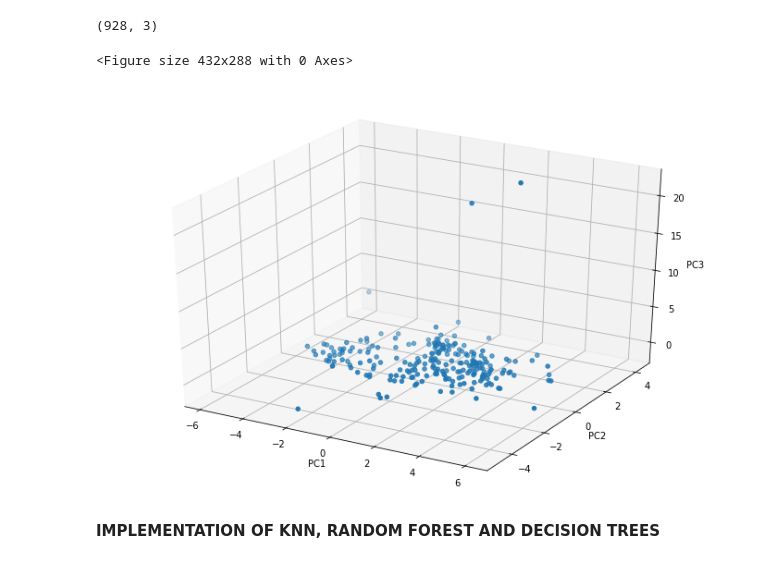
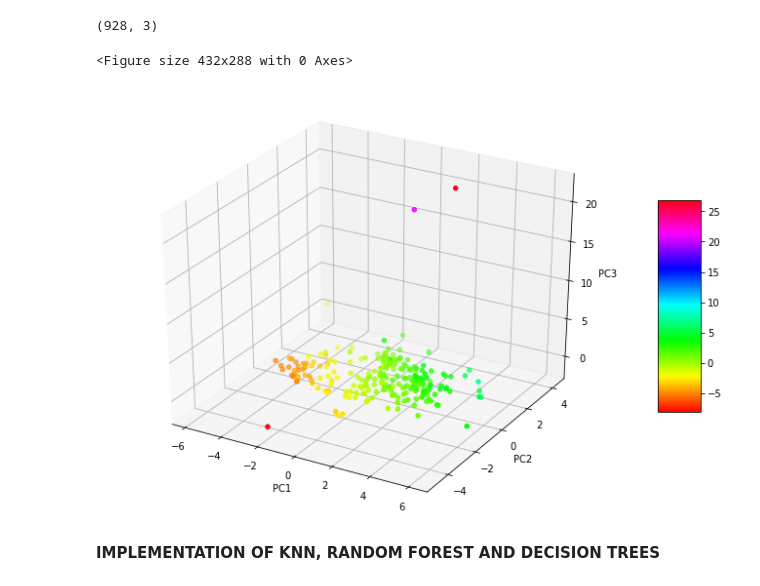
Before and after one commit to DSEI21000-S21/project-clustering-geological-samples, a Jupyter notebook: Project_notebook_final_JatinJain.ipynb, the cells around one changed output. Saved outputs shown, nothing was run; the diff lists cells and outputs as text; code cells hidden in the pictures.

Commit message:
Updated with 3D Plots for PCA and legends of it
Updated with 3D Plots for PCA and legends of it

```diff
--- a/Project_notebook_final_JatinJain.ipynb
+++ b/Project_notebook_final_JatinJain.ipynb
@@ -521,28 +521,29 @@ X_pca1_3.shape
 # %%
 plt.figure()
 from mpl_toolkits import mplot3d
 
 fig = plt.figure(figsize=(12,8))
 ax = plt.axes(projection = '3d')
-colors = [  'green', 'blue', 'darkorange' ]
-
+#colors = [  'green', 'blue', 'darkorange' ]
+my_cmap = plt.get_cmap('hsv')
 for color, i, rock_name in zip(colors, [0, 1, 2, 3], rock_name):
-  sctt = ax.scatter3D(X_pca1_3[:, 0], X_pca1_3[:,1], X_pca1_3[:, 2])
+  sctt = ax.scatter3D(X_pca1_3[:, 0], X_pca1_3[:,1], X_pca1_3[:, 2], c =X_pca1_3[:, 0]+X_pca1_3[:,1]+ X_pca1_3[:, 2],cmap = my_cmap, )
   #ax.scatter3D(X1_trainp[y1_train == i, 0], X1_trainp[y1_train == i, 1], X1_trainp[y1_train == i, 2], color=color, alpha=.8, lw=lw,label=rock_name)
 #plt.legend(loc='best', shadow=False, scatterpoints=4)
 #plt.title("PCA in 3D")
 
 #total_var = pca.explained_variance_ratio_.sum() * 100
 
 # label the axes
 ax.set_ylabel("PC2")
 ax.set_xlabel("PC1")
 ax.set_zlabel("PC3")
 #ax.set_title(f'Total Explained Variance: {total_var:.2f}%')
+fig.colorbar(sctt, ax = ax, shrink = 0.5, aspect = 5)
 plt.show()
 # %% [output]
 <Figure size 432x288 with 0 Axes>
-[figure, old version]
+[figure, new version]
 # %% [markdown]
 **IMPLEMENTATION OF KNN, RANDOM FOREST AND DECISION TREES**
 # %%
```
